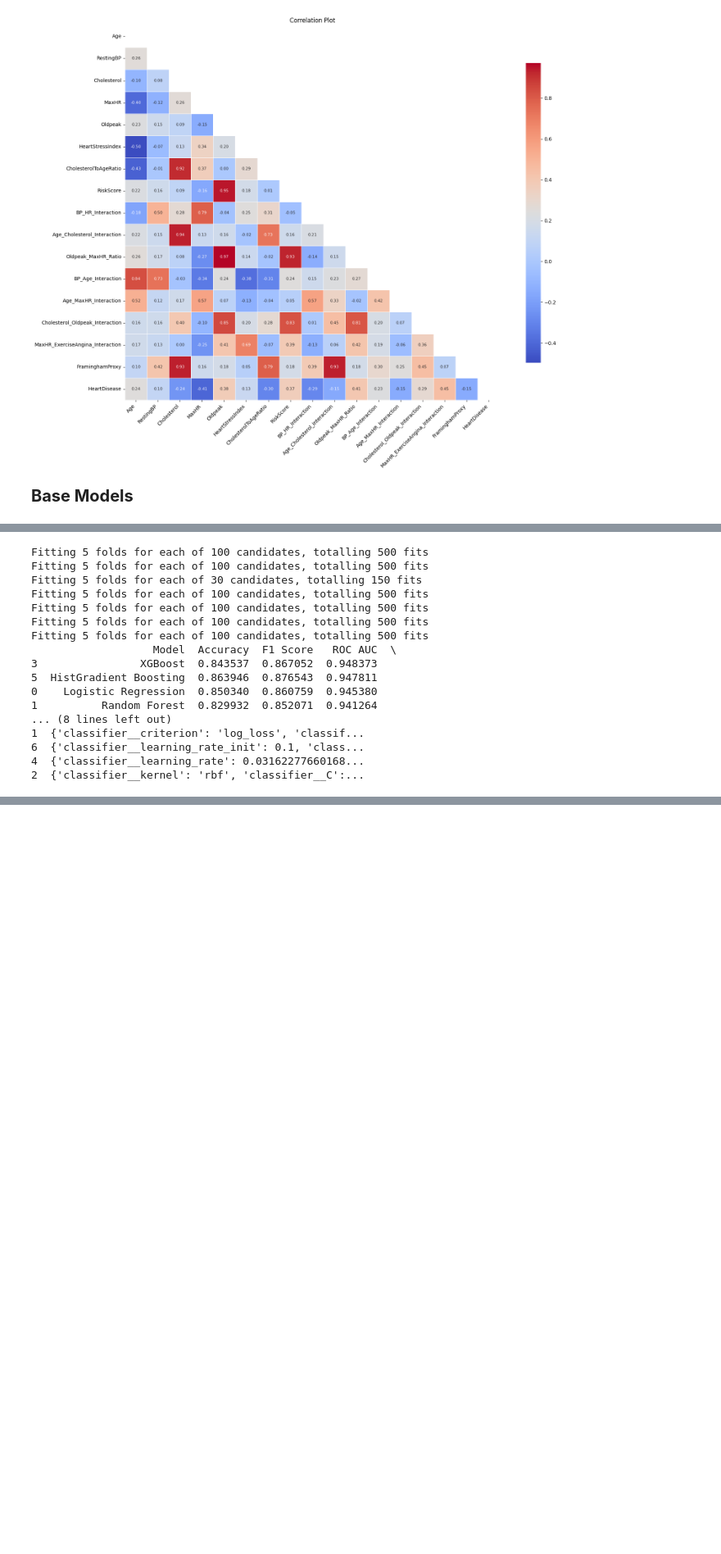
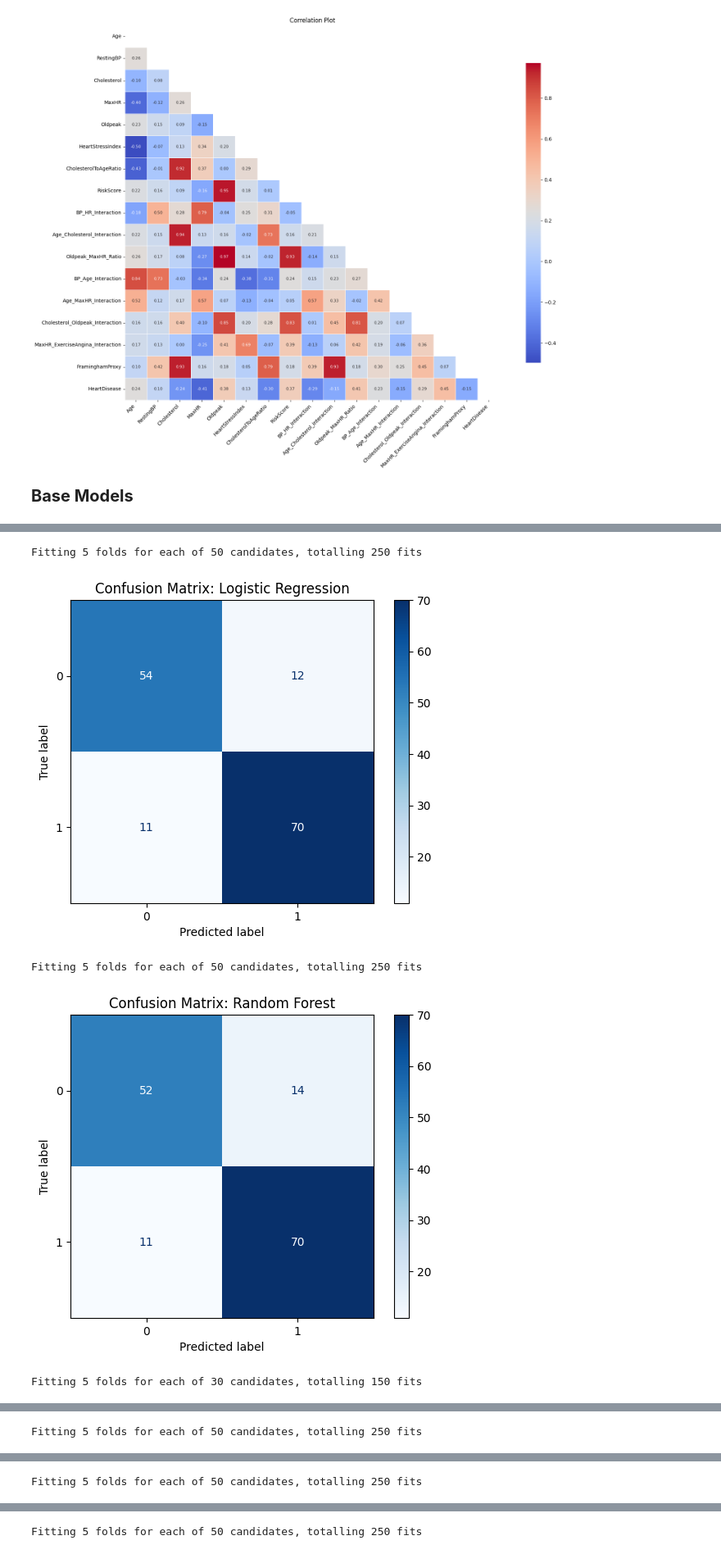
Before and after one commit to aghogho-dev/Heart-Disease-Prediction, a Jupyter notebook: heart-disease.ipynb, the cells around one changed output, grey strips where cells are left out. Shown at 82% size. Cells and saved outputs as stored; diff of their text form; code cells hidden in the pictures; blank space fills up the shorter version.

```diff
--- a/heart-disease.ipynb
+++ b/heart-disease.ipynb
@@ -510,7 +537,7 @@ lr_param_dist = {
     'classifier__l1_ratio': np.linspace(0.1, 0.9, 10),
     'classifier__C': np.logspace(-3, 2, 6),
     'classifier__fit_intercept': [True, False],
-    'classifier__max_iter': randint(100, 1000),
+    'classifier__max_iter': randint(500, 2500),
 }
 
 mlp_param_dist = {
@@ -573,10 +600,10 @@ models_opt = {
     'Random Forest': (RandomForestClassifier(random_state=42, n_jobs=-1), rf_param_dist),
     # 'Decision Tree': DecisionTreeClassifier(),
     # 'KNN': KNeighborsClassifier(),
-    'SVM': (SVC(probability=True, class_weight='balanced', random_state=42), svc_param_dist),
+    'SVM': (SVC(probability=True, random_state=42), svc_param_dist),
     'XGBoost': (xgb.XGBClassifier(objective='binary:logistic', eval_metric='auc', random_state=42, n_jobs=-1), xgb_param_dist),
     'Gradient Boosting': (GradientBoostingClassifier(random_state=42), gb_param_dist),
-    'HistGradient Boosting': (HistGradientBoostingClassifier(class_weight="balanced", random_state=43), histgb_param_dist),
+    'HistGradient Boosting': (HistGradientBoostingClassifier(random_state=42), histgb_param_dist),
     # 'AdaBoost': AdaBoostClassifier(),
     'MLPClassifier': (MLPClassifier(solver='adam', max_iter=2000, random_state=42), mlp_param_dist)
 }
@@ -599,48 +626,43 @@ for name, (model, param_dist) in models_opt.items():
         ('classifier', model)
     ])
 
     random_search = RandomizedSearchCV(
         pipe,
         param_distributions=param_dist,
-        n_iter=100,
+        n_iter=50,
         cv=cv,
         scoring='roc_auc',
         random_state=42,
         n_jobs=-1,
         verbose=1
     )
 
     random_search.fit(X_train, y_train)
 
     best_params = random_search.best_params_
 
     y_pred = random_search.predict(X_val)
     y_proba = random_search.predict_proba(X_val)[:, 1]
 
     acc = accuracy_score(y_val, y_pred)
     f1 = f1_score(y_val, y_pred)
     auc = roc_auc_score(y_val, y_proba)
 
     results.append({'Model': name, 'Accuracy': acc, 'F1 Score': f1, 'ROC AUC': auc, 'Best Params': best_params})
 
+    cm = confusion_matrix(y_val, y_pred)
+
+    disp = ConfusionMatrixDisplay(confusion_matrix=cm)
+    disp.plot(cmap='Blues')
+    plt.title(f"Confusion Matrix: {name}")
+    plt.show()
+
 
 results_df = pd.DataFrame(results).sort_values(by='ROC AUC', ascending=False)
 print(results_df)
 # %% [output]
-Fitting 5 folds for each of 100 candidates, totalling 500 fits
-Fitting 5 folds for each of 100 candidates, totalling 500 fits
-Fitting 5 folds for each of 30 candidates, totalling 150 fits
-Fitting 5 folds for each of 100 candidates, totalling 500 fits
-Fitting 5 folds for each of 100 candidates, totalling 500 fits
-Fitting 5 folds for each of 100 candidates, totalling 500 fits
-Fitting 5 folds for each of 100 candidates, totalling 500 fits
-                   Model  Accuracy  F1 Score   ROC AUC  \
-3                XGBoost  0.843537  0.867052  0.948373
-5  HistGradient Boosting  0.863946  0.876543  0.947811
-0    Logistic Regression  0.850340  0.860759  0.945380
-1          Random Forest  0.829932  0.852071  0.941264
-... (8 lines left out)
-1  {'classifier__criterion': 'log_loss', 'classif...
-6  {'classifier__learning_rate_init': 0.1, 'class...
-4  {'classifier__learning_rate': 0.03162277660168...
-2  {'classifier__kernel': 'rbf', 'classifier__C':...
+Fitting 5 folds for each of 50 candidates, totalling 250 fits
+[figure, added]
+Fitting 5 folds for each of 50 candidates, totalling 250 fits
+[figure, added]
+Fitting 5 folds for each of 30 candidates, totalling 150 fits
@@ -646,0 +670 @@ Fitting 5 folds for each of 100 candidates, totalling 500 fits
+Fitting 5 folds for each of 50 candidates, totalling 250 fits
@@ -646,0 +672 @@ Fitting 5 folds for each of 100 candidates, totalling 500 fits
+Fitting 5 folds for each of 50 candidates, totalling 250 fits
@@ -646,0 +674 @@ Fitting 5 folds for each of 100 candidates, totalling 500 fits
+Fitting 5 folds for each of 50 candidates, totalling 250 fits
```
Also changed, not shown: parts of 34 cells of this notebook.
